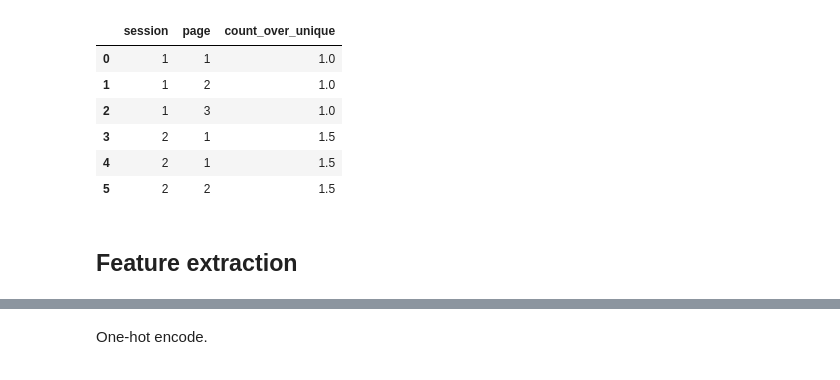
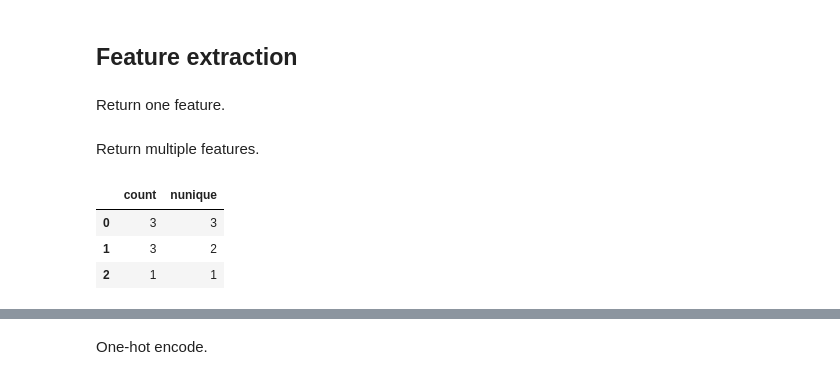
Before and after one commit to MaxHalford/DSG18-final, a Jupyter notebook: Solution.ipynb, the cells around one changed output, grey strips where cells are left out. Cells and saved outputs as stored; diff of their text form; code cells hidden in the pictures.

```diff
--- a/Solution.ipynb
+++ b/Solution.ipynb
@@ -58,12 +42,4 @@ df
-# %%
-df
-# %% [output]
-|  | session | page | count_over_unique |
-| 0 | 1 | 1 | 1.0 |
-| 1 | 1 | 2 | 1.0 |
-| 2 | 1 | 3 | 1.0 |
-| 3 | 2 | 1 | 1.5 |
-| 4 | 2 | 1 | 1.5 |
-| 5 | 2 | 2 | 1.5 |
 # %% [markdown]
 ## Feature extraction
+# %% [markdown]
+Return one feature.
@@ -69,0 +54,12 @@ df
+# %% [markdown]
+Return multiple features.
+# %%
+pd.DataFrame(
+    df.groupby('session').apply(lambda g: [g['page'].count(), g['page'].nunique()]).values.tolist(),
+    columns=['count', 'nunique']
+)
+# %% [output]
+|  | count | nunique |
+| 0 | 3 | 3 |
+| 1 | 3 | 2 |
+| 2 | 1 | 1 |
```
Also changed, not shown: parts of 7 cells of this notebook.
